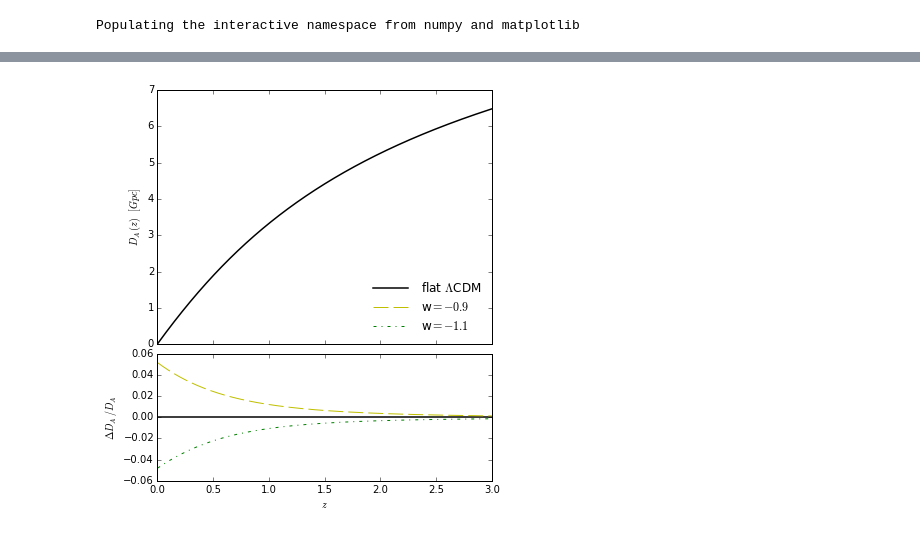
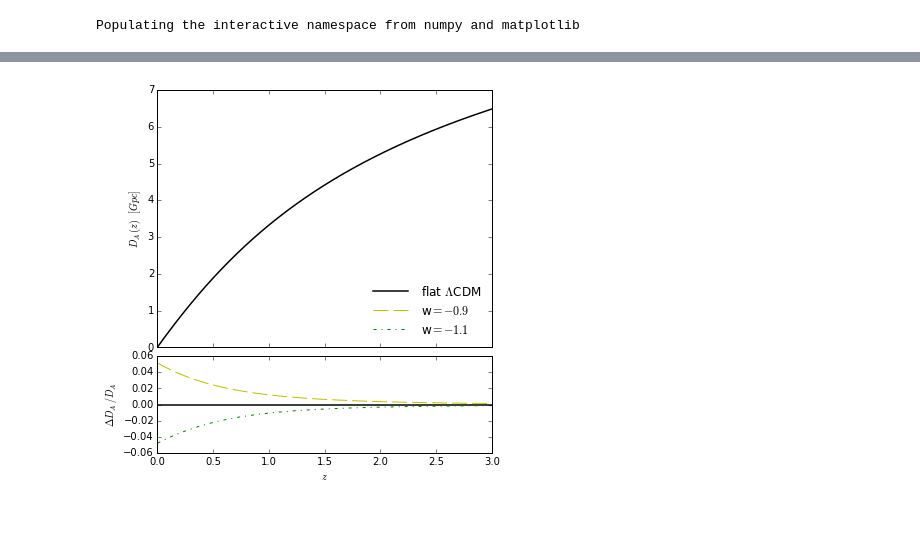
Before and after one commit to kgage/deltaplots, a Jupyter notebook: ModelPlots.ipynb, the cells around one changed output, grey strips where cells are left out. Saved outputs shown, nothing was run; the diff lists cells and outputs as text; code cells hidden in the pictures.

```diff
--- a/ModelPlots.ipynb
+++ b/ModelPlots.ipynb
@@ -46,7 +56,7 @@ def Hubblez(z,h,Om,Op,w,Or=0,Ok=0):
                 + Or * np.power(z + 1, 4)
                 + Op * np.power(z + 1, 3*(1+w))
                 + Ok * np.power(z + 1, 2))
-    Hz = 100 * h * np.power(radicand, 0.5)
+    Hz = 100 * h * np.power(radicand, 0.5) * u.km / u.s / u.Mpc
     return Hz
 # %%
 def Dcomoving(z,H):
@@ -66,8 +76,11 @@ def Dcomoving(z,H):
     """
     if np.any(z<=-1):
         raise ValueError("Unphysical redshift value given")
-    Dc = 300000 * scipy.integrate.cumtrapz(np.power(H,-1),z,initial=0)
-    return Dc
+    if type(H) != u.quantity.Quantity:
+        H = H * u.km / u.s / u.Mpc
+    # Note: integrating a numpy array in a Quantity class retruns a regular numpy array
+    Dc = const.c * scipy.integrate.cumtrapz(np.power(H,-1),z,initial=0) / H.unit
+    return Dc.to(u.Mpc)
 # %%
 def plot_comp(x, y, title1, title2, comp1=None, comp2=None, comp3=None, comp4=None, xlabel = '$z$'):
     """
@@ -109,11 +122,11 @@ def plot_comp(x, y, title1, title2, comp1=None, comp2=None, comp3=None, comp4=No
     plt.show()
 # %%
 Z = np.linspace(0,3,num=1000)
-Dc1 = Dcomoving(Z,Hubblez(Z,0.710,0.222+0.045,0.733,-1.0)) / 1000
-Dc9 = Dcomoving(Z,Hubblez(Z,0.675,0.246+0.050,0.704,-0.9)) / 1000
-Dc11 = Dcomoving(Z,Hubblez(Z,0.746,0.201+0.041,0.758,-1.1)) / 1000
-Dcpos = Dcomoving(Z,Hubblez(Z,0.776,0.186+0.038,0.766,-1.0,Ok=0.01)) / 1000
-Dcneg = Dcomoving(Z,Hubblez(Z,0.661,0.256+0.052,0.702,-1.0,Ok=-0.01)) / 1000
+Dc1 = Dcomoving(Z,Hubblez(Z,0.710,0.222+0.045,0.733,-1.0)).to('Gpc')
+Dc9 = Dcomoving(Z,Hubblez(Z,0.675,0.246+0.050,0.704,-0.9)).to('Gpc')
+Dc11 = Dcomoving(Z,Hubblez(Z,0.746,0.201+0.041,0.758,-1.1)).to('Gpc')
+Dcpos = Dcomoving(Z,Hubblez(Z,0.776,0.186+0.038,0.766,-1.0,Ok=0.01)).to('Gpc')
+Dcneg = Dcomoving(Z,Hubblez(Z,0.661,0.256+0.052,0.702,-1.0,Ok=-0.01)).to('Gpc')
 # %%
 plot_comp(Z, Dc1, '$D_A (z)$  $[Gpc]$', '$\Delta D_A/D_A$',
           comp1=(Dcpos, '$\Omega_k=0.01$'), comp2=(Dcneg, '$\Omega_k=-0.01$'),
@@ -123,23 +136,23 @@ plot_comp(Z, Dc1, '$D_A (z)$  $[Gpc]$', '$\Delta D_A/D_A$',
 # %%
-plt.figure(figsize = (6,7))
-gs = matplotlib.gridspec.GridSpec(2,1,height_ratios=[2,1])
+plt.figure(figsize = (6,6.5))
+gs = matplotlib.gridspec.GridSpec(2,1,height_ratios=[8,3])
 gs.update(hspace=0.05)
 
 ax1 = plt.subplot(gs[0])
 ax1.plot(Z, Dc1, 'k-', linewidth = 1.5)
 ax1.set_ylabel('$D_A (z)$  $[Gpc]$')
 plt.setp(ax1.get_xticklabels(), visible=False)
 
 ax2 = plt.subplot(gs[1], sharex = ax1)
 ax2.plot(np.array([0,3]), np.zeros(2), 'k-', linewidth = 1.5, label = 'flat $\Lambda$CDM')
 ax2.plot(Z, (Dc9-Dc1)/Dc1, 'y--', dashes = (15,5), label = 'w$=-0.9$')
 ax2.plot(Z, (Dc11-Dc1)/Dc1, 'g-.', label = 'w$=-1.1$')
 ax2.set_ylabel('$\Delta D_A/D_A$')
 ax2.set_xlabel('$z$')
 
 handles, labels = ax2.get_legend_handles_labels()
 ax1.legend(handles, labels, loc = 4, frameon = False, handlelength = 3.5)
 
 plt.show()
 # %% [output]
-[figure, old version]
+[figure, new version]
```
Also changed, not shown: parts of 6 cells of this notebook.
